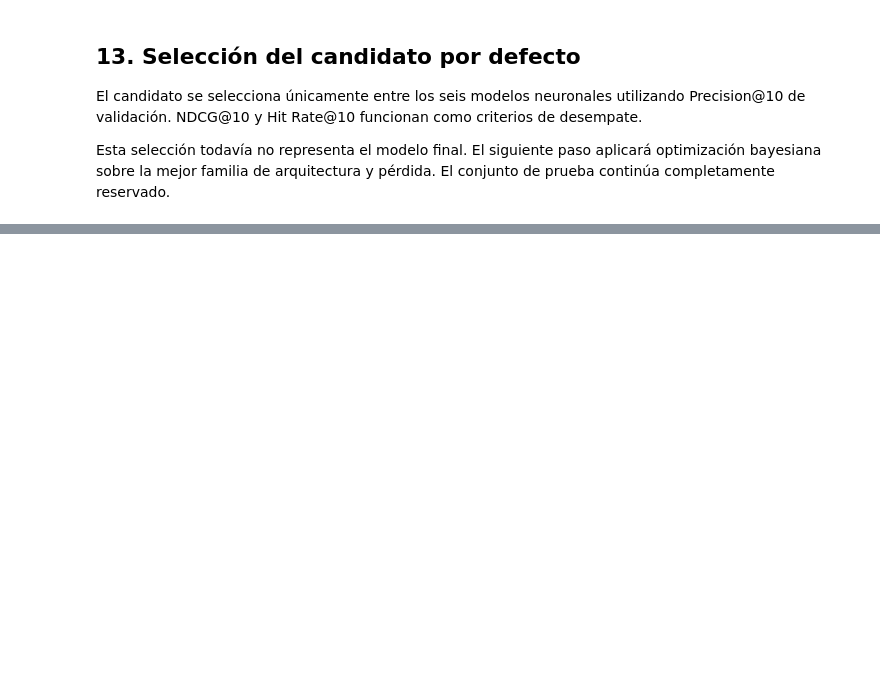
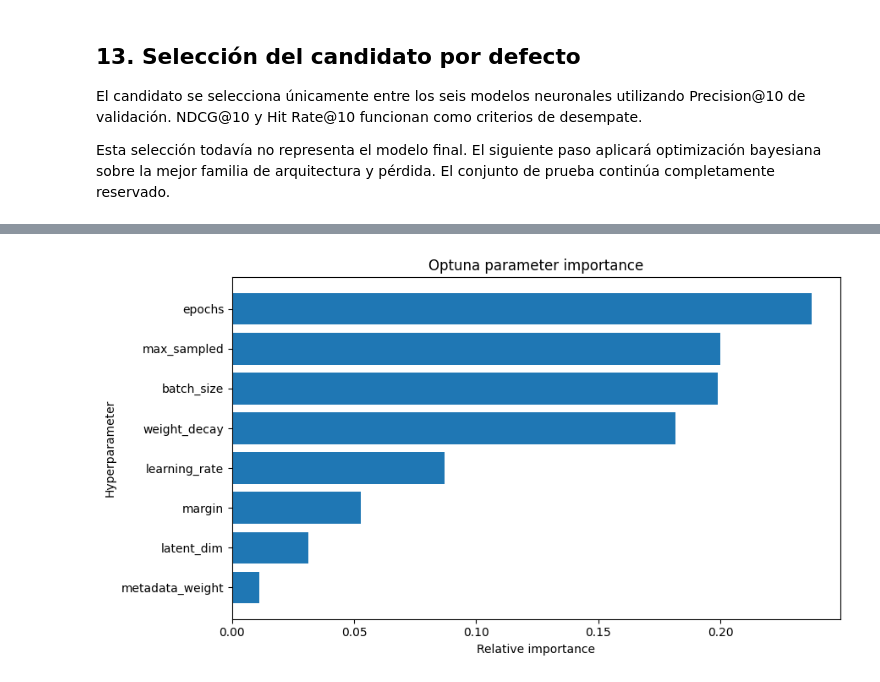
Before and after one commit to fedesaroka/analisis-predictivo-avanzado, a Jupyter notebook: notebooks/TP2_sistema_recomendacion_anime.ipynb, the cells around one changed output, grey strips where cells are left out. Saved outputs shown, nothing was run; the diff lists cells and outputs as text; code cells hidden in the pictures; blank space fills up the shorter version.

```diff
--- a/notebooks/TP2_sistema_recomendacion_anime.ipynb
+++ b/notebooks/TP2_sistema_recomendacion_anime.ipynb
@@ -1120,0 +1377,29 @@ Esta selección todavía no representa el modelo final. El siguiente paso aplica
+# %%
+importance_plot = (
+    parameter_importances
+    .sort_values("importance")
+)
+
+fig, ax = plt.subplots(
+    figsize=(9, 5)
+)
+
+ax.barh(
+    importance_plot["parameter"],
+    importance_plot["importance"],
+)
+
+ax.set_title(
+    "Optuna parameter importance"
+)
+ax.set_xlabel(
+    "Relative importance"
+)
+ax.set_ylabel(
+    "Hyperparameter"
+)
+
+plt.tight_layout()
+plt.show()
+# %% [output]
+[figure, added]
```
Also changed, not shown: parts of 10 cells of this notebook, 14 other files.
